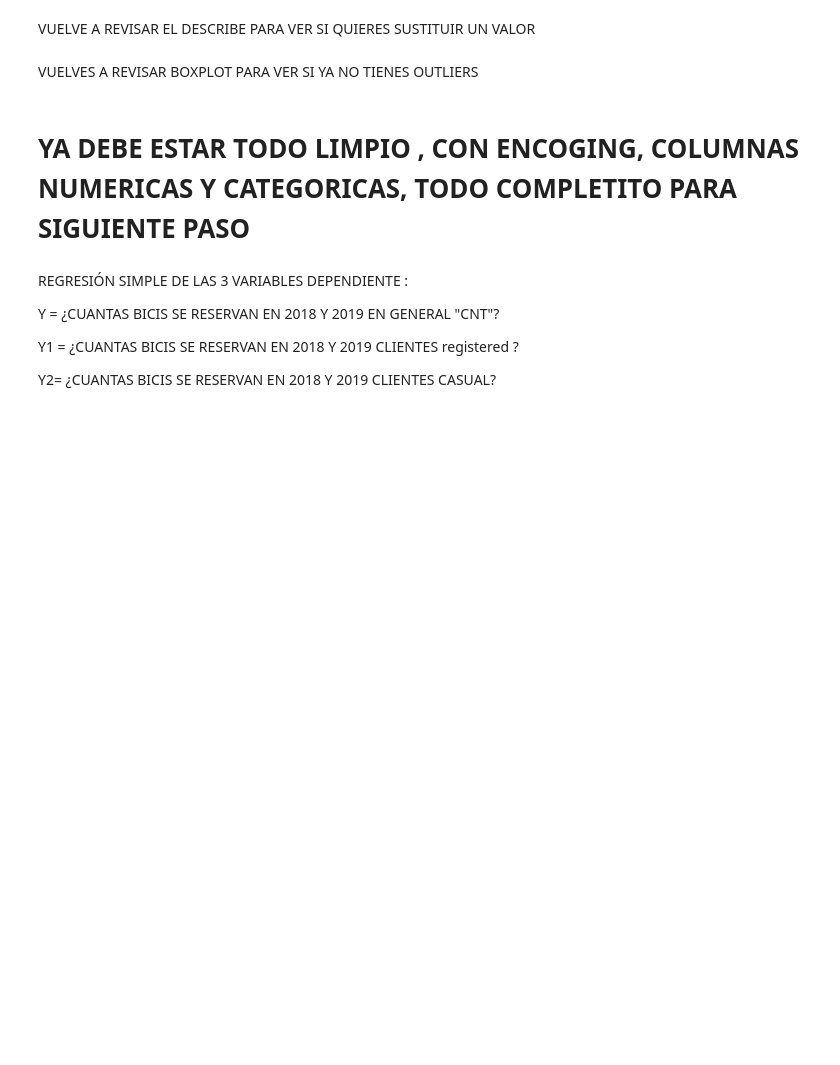
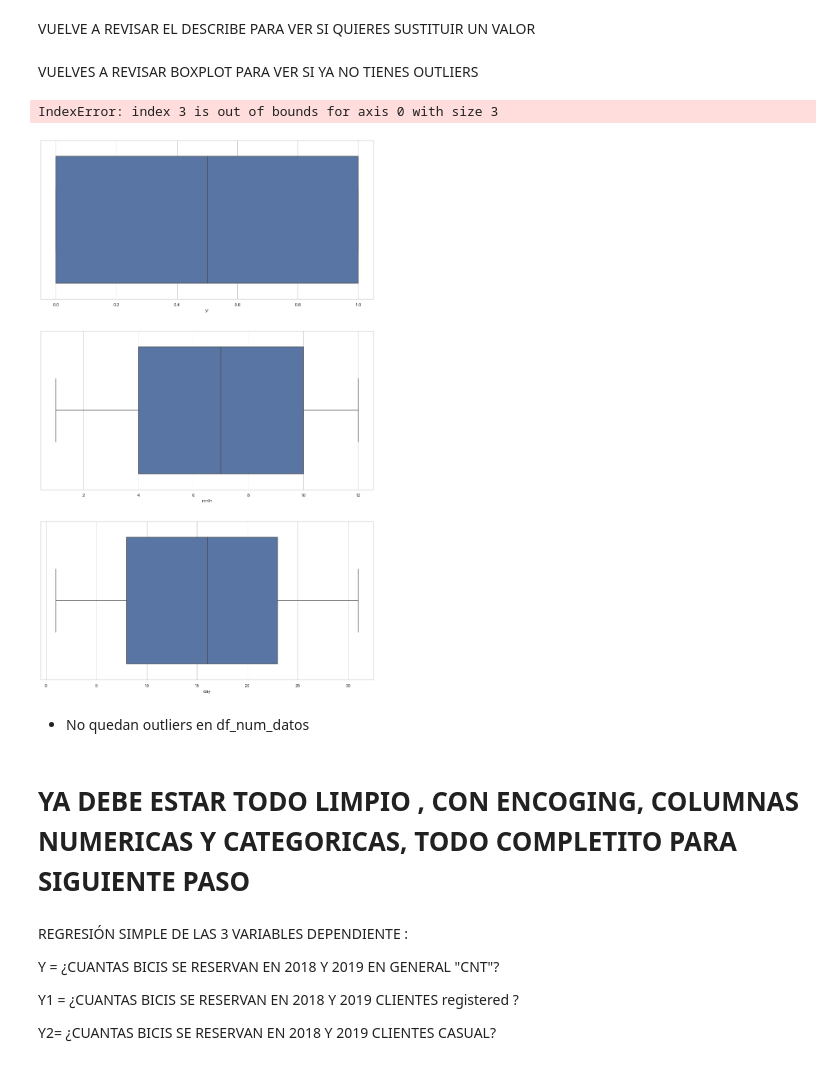
Before and after one commit to Adalab/project-da-promo-A-module-3-team-1, a Jupyter notebook: Proyecto_Final.ipynb, the cells around one changed output. Saved outputs shown, nothing was run; the diff lists cells and outputs as text; code cells hidden in the pictures; blank space fills up the shorter version.

Commit message:
outliers fuera almudena

```diff
--- a/Proyecto_Final.ipynb
+++ b/Proyecto_Final.ipynb
@@ -725,0 +759,8 @@ for key, values in ind.items():
+# %%
+lista_columnas = list(df_num_datos.columns)
+ind = detectar_outliers(lista_columnas, df_num_datos)
+print(ind)
+for k, v in ind.items():
+    mediana = df[k].median()
+    for i in v:
+        df.loc[i,k] = mediana
@@ -741,12 +784,17 @@ for k,v in ind.items():
 # %% [markdown]
 VUELVES A REVISAR BOXPLOT PARA VER SI YA NO TIENES OUTLIERS
 # %%
-fig, axes = plt.subplots(6, 1, figsize=(15,25))
+fig, axes = plt.subplots(3, 1, figsize=(15,25))
 
-for i in range(len(df_numericas.columns)):
-    sns.boxplot(x = df_numericas.columns[i], data = df, ax=axes[i]); # para trazar una línea de densidad
+for i in range(len(df_num_datos.columns)):
+    sns.boxplot(x = df_num_datos.columns[i], data = df, ax=axes[i]); # para trazar una línea de densidad
 
 plt.show()
+# %% [output]
+IndexError: index 3 is out of bounds for axis 0 with size 3
+[figure, added]
+# %% [markdown]
+ - No quedan outliers en df_num_datos
 # %% [markdown]
 # YA DEBE ESTAR TODO LIMPIO , CON ENCOGING, COLUMNAS NUMERICAS Y CATEGORICAS, TODO COMPLETITO PARA SIGUIENTE PASO
 # %% [markdown]
```
Also changed, not shown: parts of 32 cells of this notebook, 1 other file.
